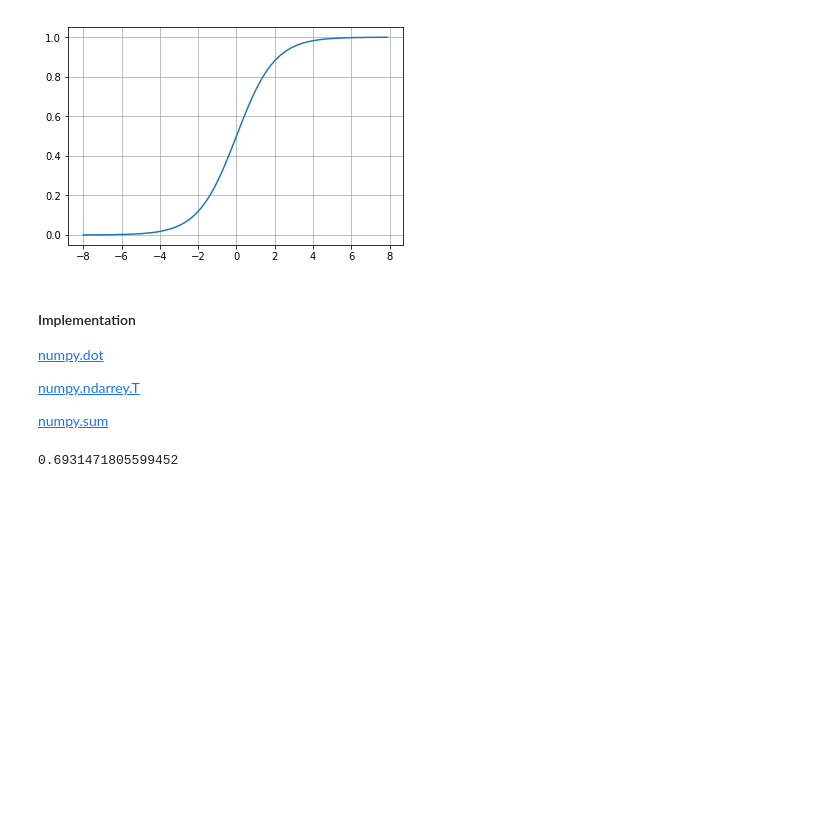
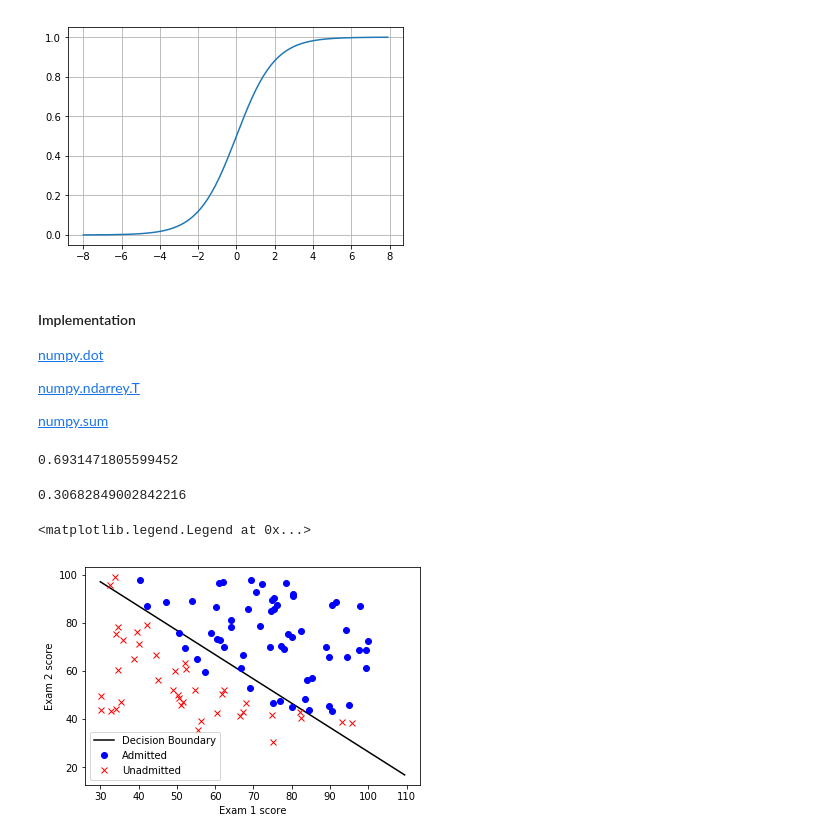
Before and after one commit to simonace/Machine-Learning-Course-by-Andrew-Ng-Exercises-in-Python, a Jupyter notebook: ex2/Ex2.ipynb, the cells around one changed output. Drawn from its saved outputs; the diff is of its cells as text; code cells hidden in the pictures; blank space fills up the shorter version.

Commit message:
Finished logistic regression without regularization and plotted the decision boundary

```diff
--- a/ex2/Ex2.ipynb
+++ b/ex2/Ex2.ipynb
@@ -77,3 +77,37 @@ X = numpy.insert(x, 0, 1, axis=1)
 calCost(theta_init, X, y)
 # %% [output]
 0.6931471805599452
+# %%
+alpha = 0.01
+# %%
+def nextTheta(thisTheta, X, y):
+    m = y.size
+    nextThetaList = []
+    for j in range(thisTheta.size):
+        nextThetaList.append(float(thisTheta[j])-alpha/m*float(numpy.dot((hypothesisFunc(X, thisTheta) - y).T, X[:,j])))
+    return numpy.array([nextThetaList]).T
+# %%
+def gradDescent(iteration, initTheta, X, y):
+    thisTheta = initTheta
+    for i in range(iteration):
+        thisTheta = nextTheta(thisTheta, X, y)
+    return thisTheta
+# %%
+final_theta = gradDescent(200000, theta_init, X, y)
+calCost(final_theta, X, y)
+# %% [output]
+0.30682849002842216
+# %%
+# x2 = (-1/thetheta2)(theta0 + theta1*x1)
+boundary_x1 = numpy.arange(30, 110, 0.5)
+boundary_y = (-1/final_theta[2])*(final_theta[0] + final_theta[1]*boundary_x1)
+plt.figure()
+plt.plot(boundary_x1, boundary_y, 'k-', label="Decision Boundary")
+plt.plot(admitted[:,0],admitted[:,1],'bo',label='Admitted')
+plt.plot(unadmitted[:,0],unadmitted[:,1],'rx',label='Unadmitted')
+plt.xlabel('Exam 1 score')
+plt.ylabel('Exam 2 score')
+plt.legend()
+# %% [output]
+<matplotlib.legend.Legend at 0x...>
+[figure, added]
```
